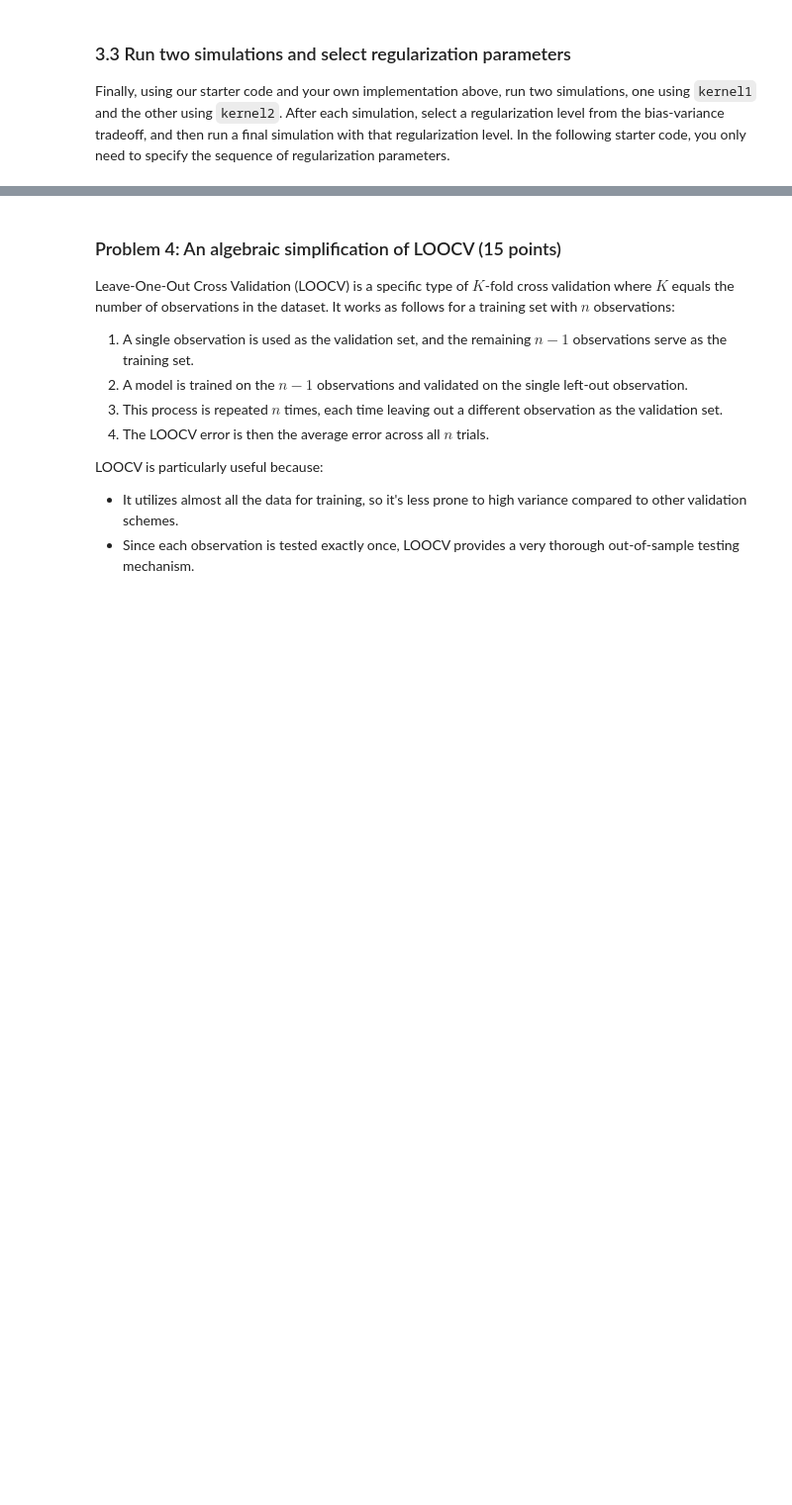
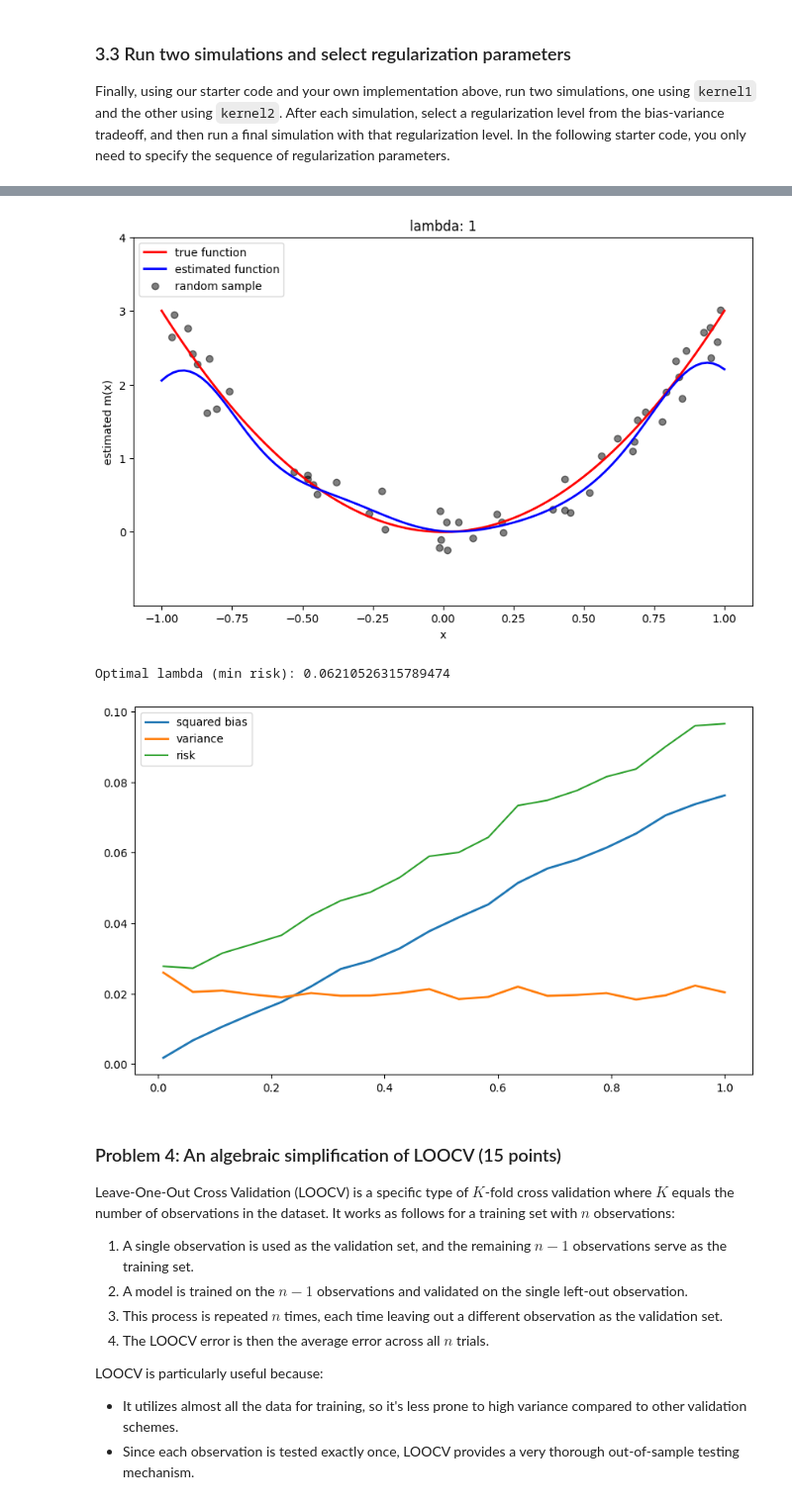
Before and after one commit to joycqu17/365, a Jupyter notebook: assignments/assn1/assn1.ipynb, the cells around one changed output, grey strips where cells are left out. Shown at 99% size. Cells and saved outputs as stored; diff of their text form; code cells hidden in the pictures; blank space fills up the shorter version.

```diff
--- a/assignments/assn1/assn1.ipynb
+++ b/assignments/assn1/assn1.ipynb
@@ -384,3 +410,10 @@ run_simulation(kernel2, lmbdas)
+# %%
+lmbdas = np.linspace(0.01, 1, 20)
+run_simulation(kernel2, lmbdas)
+# %% [output]
+[figure, added]
+Optimal lambda (min risk): 0.06210526315789474
+[figure, added]
 # %% [markdown]
 ### Problem 4: An algebraic simplification of LOOCV (15 points)
 
```
Also changed, not shown: parts of 8 cells of this notebook.
